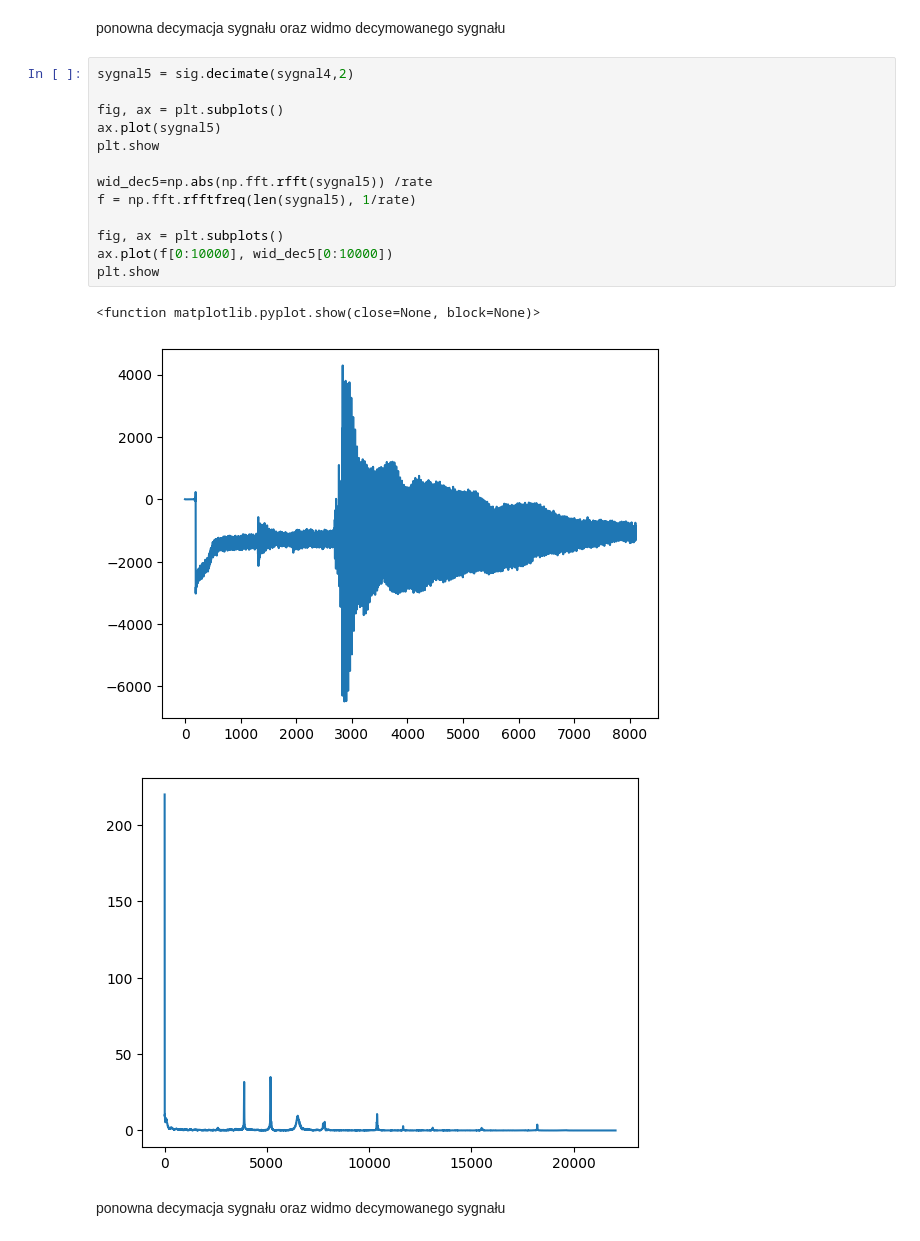
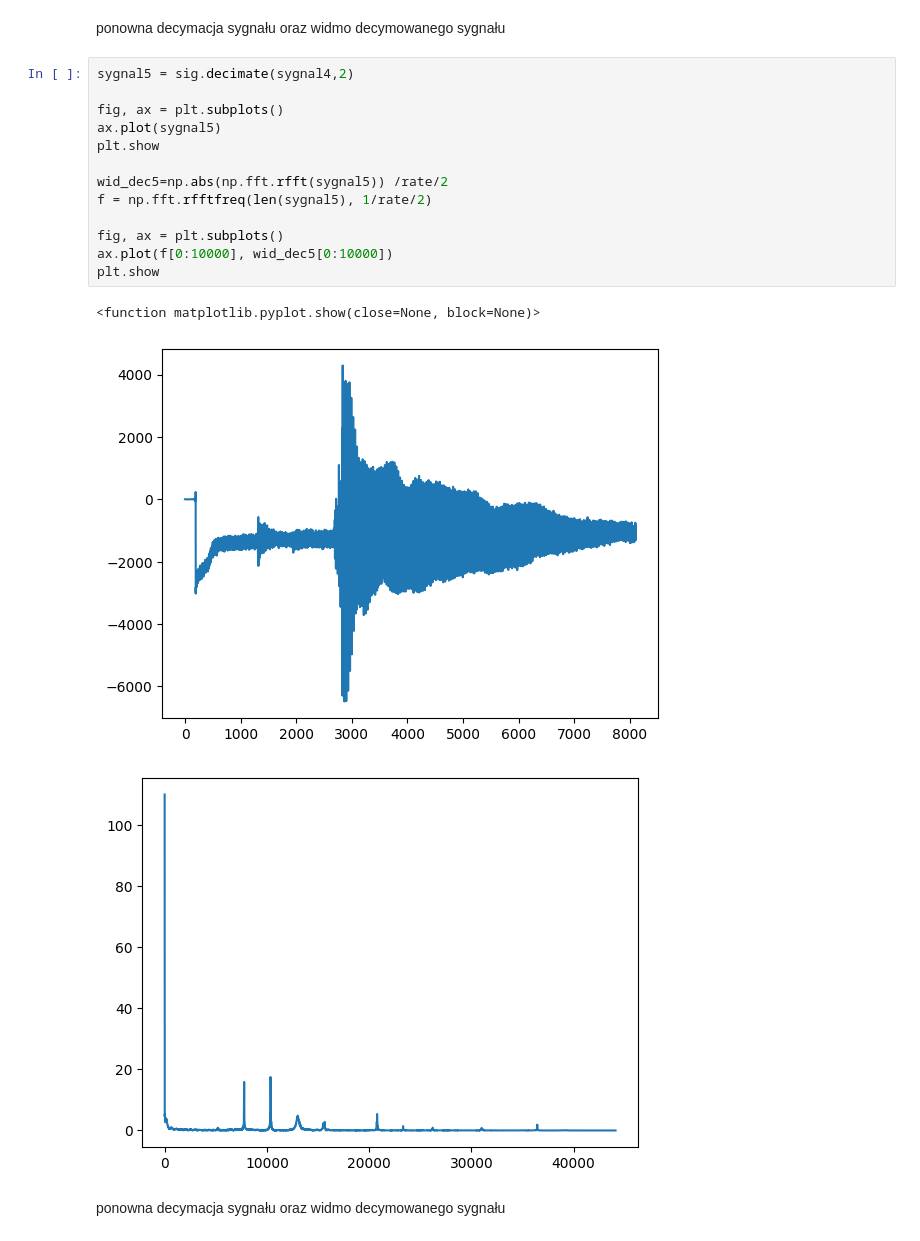
Before and after one commit to tynka022/SignalAnalisis, a Jupyter notebook: lab2/sprawozdanie2MToborek.ipynb, the cells around one changed output. Saved outputs shown, nothing was run; the diff lists cells and outputs as text.

```diff
--- a/lab2/sprawozdanie2MToborek.ipynb
+++ b/lab2/sprawozdanie2MToborek.ipynb
@@ -239,20 +239,20 @@ ponowna decymacja sygnału oraz widmo decymowanego sygnału
 # %%
 sygnal5 = sig.decimate(sygnal4,2)
 
 fig, ax = plt.subplots()
 ax.plot(sygnal5)
 plt.show
 
-wid_dec5=np.abs(np.fft.rfft(sygnal5)) /rate
-f = np.fft.rfftfreq(len(sygnal5), 1/rate)
+wid_dec5=np.abs(np.fft.rfft(sygnal5)) /rate/2
+f = np.fft.rfftfreq(len(sygnal5), 1/rate/2)
 
 fig, ax = plt.subplots()
 ax.plot(f[0:10000], wid_dec5[0:10000])
 plt.show
 # %% [output]
 <function matplotlib.pyplot.show(close=None, block=None)>
 [figure]
-[figure, old version]
+[figure, new version]
 # %% [markdown]
 ponowna decymacja sygnału oraz widmo decymowanego sygnału
 # %%
```
Also changed, not shown: parts of 7 cells of this notebook, 1 other file.
